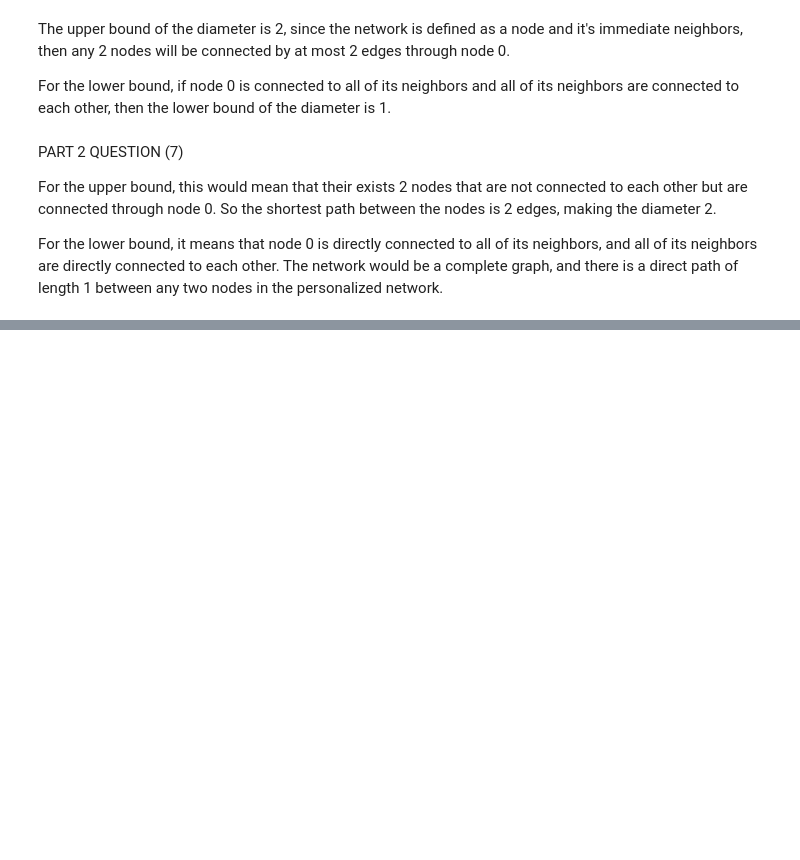
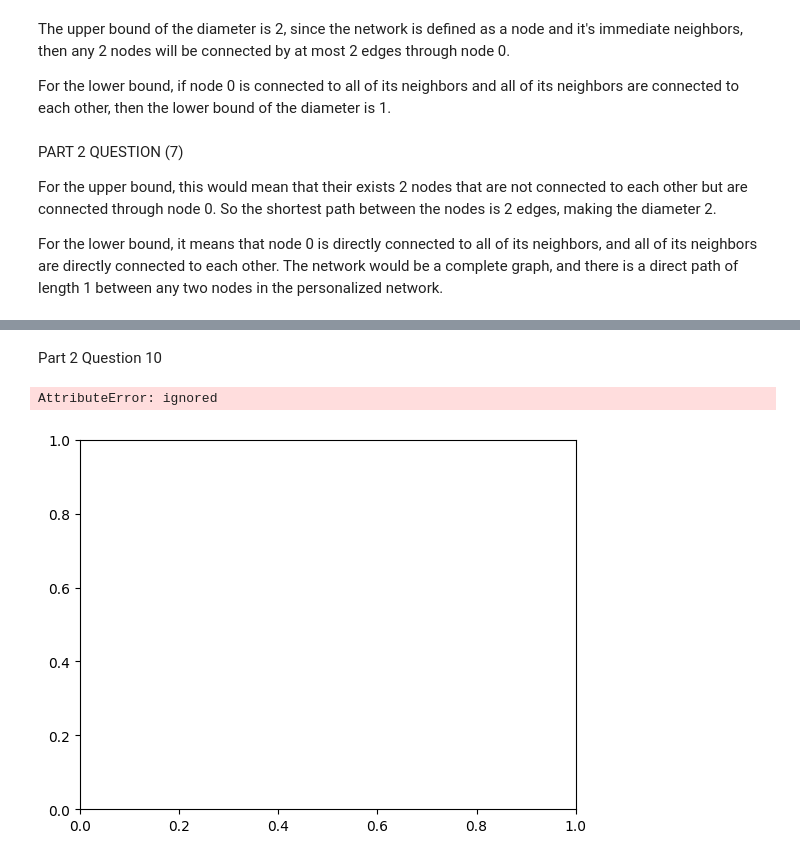
Before and after one commit to hershey890/ece232e, a Jupyter notebook: project_2_parts1_2.ipynb, the cells around one changed output, grey strips where cells are left out. Drawn from its saved outputs; the diff is of its cells as text; code cells hidden in the pictures; blank space fills up the shorter version.

```diff
--- a/project_2_parts1_2.ipynb
+++ b/project_2_parts1_2.ipynb
@@ -163,0 +239,40 @@ For the lower bound, it means that node 0 is directly connected to all of its ne
+# %% [markdown]
+Part 2 Question 10
+# %%
+core_nodes = [1, 108, 349, 484, 1087]
+
+for node in core_nodes:
+    personal_net = g.subgraph(g.neighbors(node) + [node])
+    personal_net.delete_vertices(node)
+        # Find the community structure of the original network
+    communities_orig = personal_net.community_fastgreedy().as_clustering()
+    modularity_orig = personal_net.modularity(communities_orig)
+
+    # Remove the core node from the network and find the community structure
+    #personal_net.delete_vertices(node_id)
+    fg_clusters = personal_net.community_fastgreedy().as_clustering()
+    fg_modularity = fg_clusters.modularity
+
+    eb_clusters = personal_net.community_edge_betweenness().as_clustering()
+    eb_modularity = eb_clusters.modularity
+
+    im_clusters = personal_net.community_infomap()
+    im_modularity = im_clusters.modularity
+
+    layout = personal_net.layout("fr")
+
+    fig, ax = plt.subplots()
+    igraph.plot(fg_clusters, target=f"core_node_{node_id}_fg.png", vertex_color=[fg_clusters.membership], layout=layout)
+    igraph.plot(eb_clusters, target=f"core_node_{node_id}_eb.png", vertex_color=[eb_clusters.membership], layout=layout)
+    igraph.plot(im_clusters, target=f"core_node_{node_id}_im.png", vertex_color=[im_clusters.membership], layout=layout)
+
+    # print the modularity scores
+
+        # Plot the community structures of the original and modified networks
+    print(f"Core node {node_id}, Modified network with node {neighbor_id}:")
+    print(f"Fast-Greedy modularity score (modified): {fg_modularity_mod:.3f}")
+    print(f"Edge-Betweenness modularity score (modified): {eb_modularity_mod:.3f}")
+    print(f"Infomap modularity score (modified): {im_modularity_mod:.3f}")
+# %% [output]
+AttributeError: ignored
+[figure, added]
```
Also changed, not shown: parts of 12 cells of this notebook.
